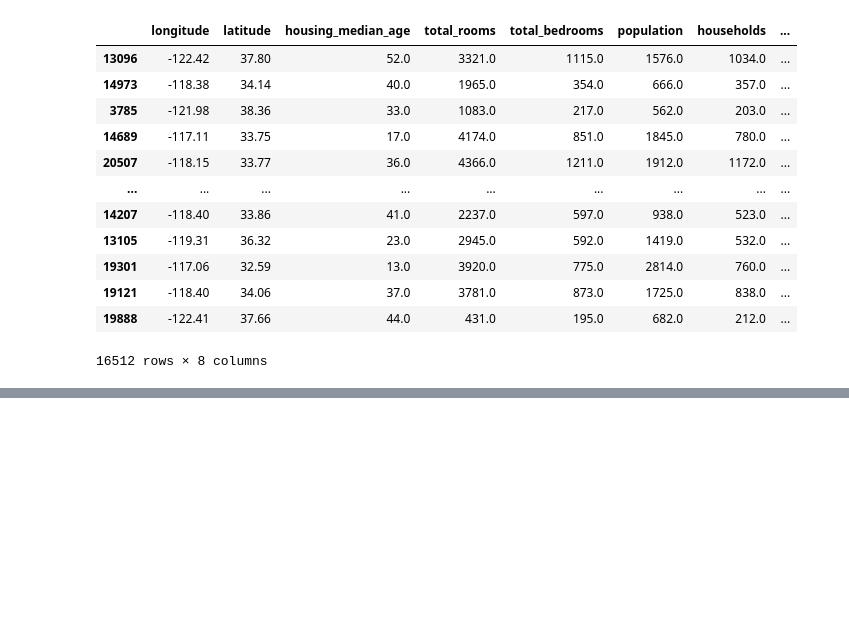
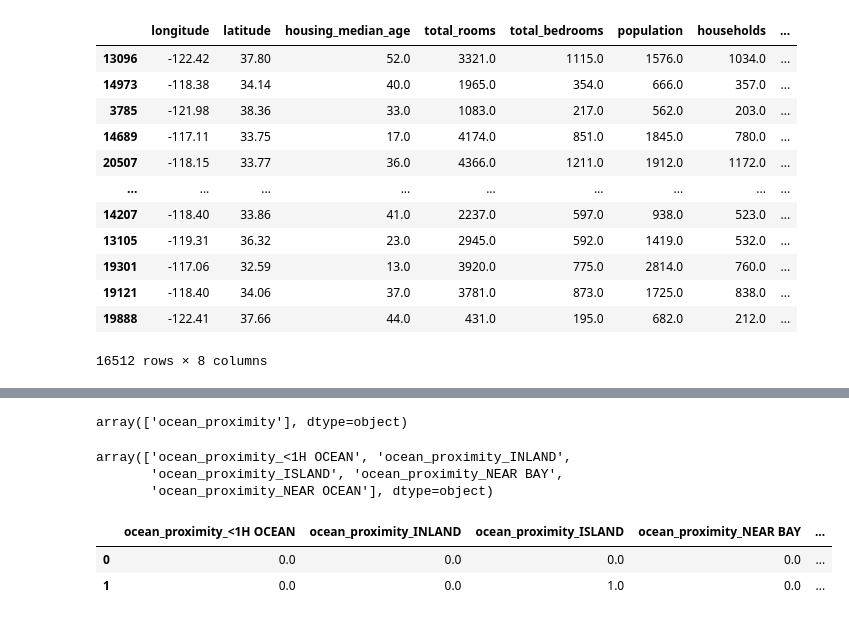
Before and after one commit to titooDiaz/Machine-Learning, a Jupyter notebook: HOML/Chapter 2/notebook.ipynb, the cells around one changed output, grey strips where cells are left out. Saved outputs shown, nothing was run; the diff lists cells and outputs as text; code cells hidden in the pictures; blank space fills up the shorter version.

```diff
--- a/HOML/Chapter 2/notebook.ipynb
+++ b/HOML/Chapter 2/notebook.ipynb
@@ -732,0 +853,36 @@ housing_tr
+# %%
+# Nombre de donde se encontraban las caracteristicas
+cat_encoder.feature_names_in_
+# %% [output]
+array(['ocean_proximity'], dtype=object)
+# %%
+# Nombres despues de la transformacion
+cat_encoder.get_feature_names_out()
+# %% [output]
+array(['ocean_proximity_<1H OCEAN', 'ocean_proximity_INLAND',
+       'ocean_proximity_ISLAND', 'ocean_proximity_NEAR BAY',
+       'ocean_proximity_NEAR OCEAN'], dtype=object)
+# %%
+# Todo el proceso nuevamente
+cat_encoder = OneHotEncoder(handle_unknown="ignore")
+cat_encoder.fit(housing_cat)
+
+df_test_unknown = pd.DataFrame({
+    "ocean_proximity": ["RANDOM", "ISLAND"]
+})
+
+# Resultado del procesamiento sin nombres
+X = cat_encoder.transform(df_test_unknown)
+
+df_output = pd.DataFrame(
+    X.toarray(),
+    columns=cat_encoder.get_feature_names_out(),
+    index=df_test_unknown.index
+)
+
+# Recuperando los nombres
+df_output
+# %% [output]
+|  | ocean_proximity_<1H OCEAN | ocean_proximity_INLAND | ocean_proximity_ISLAND | ocean_proximity_NEAR BAY | ... |
+| 0 | 0.0 | 0.0 | 0.0 | 0.0 | ... |
+| 1 | 0.0 | 0.0 | 1.0 | 0.0 | ... |
```
Also changed, not shown: parts of 19 cells of this notebook.
